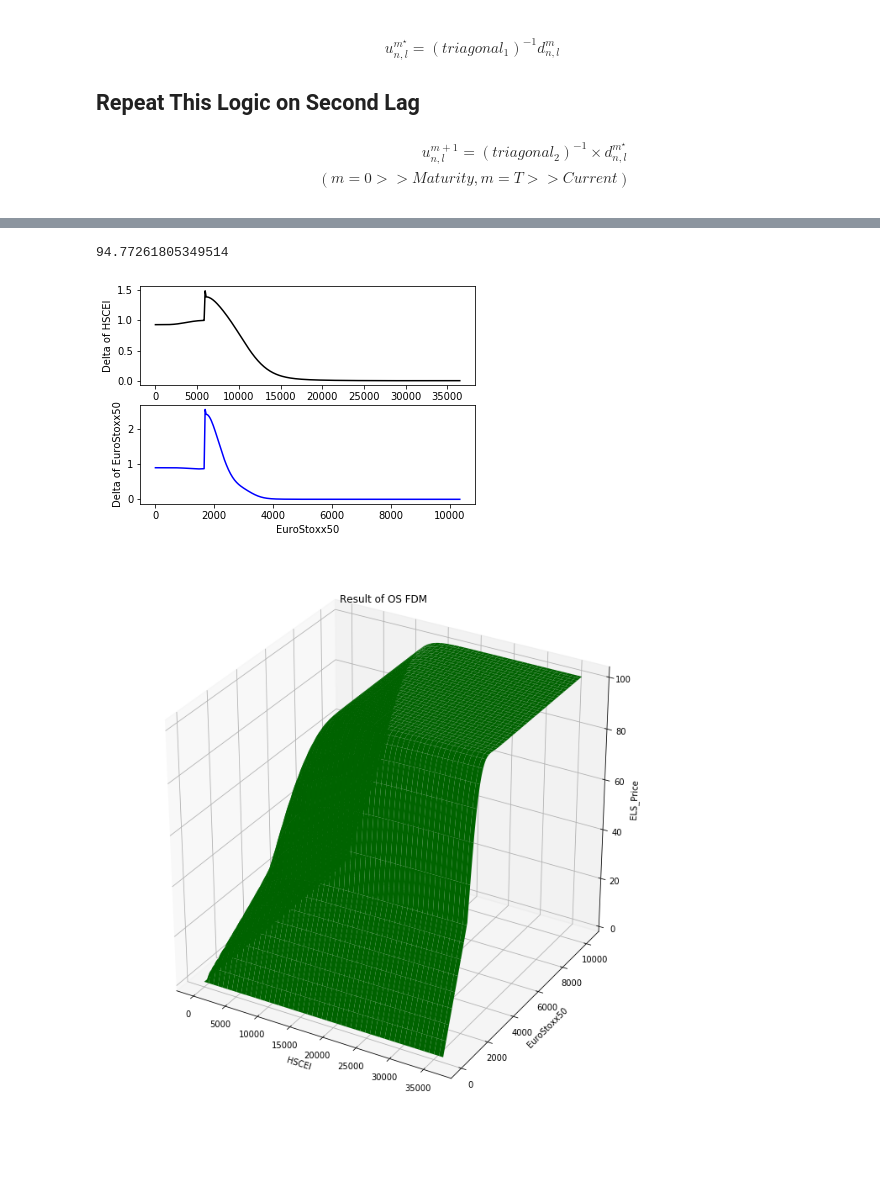
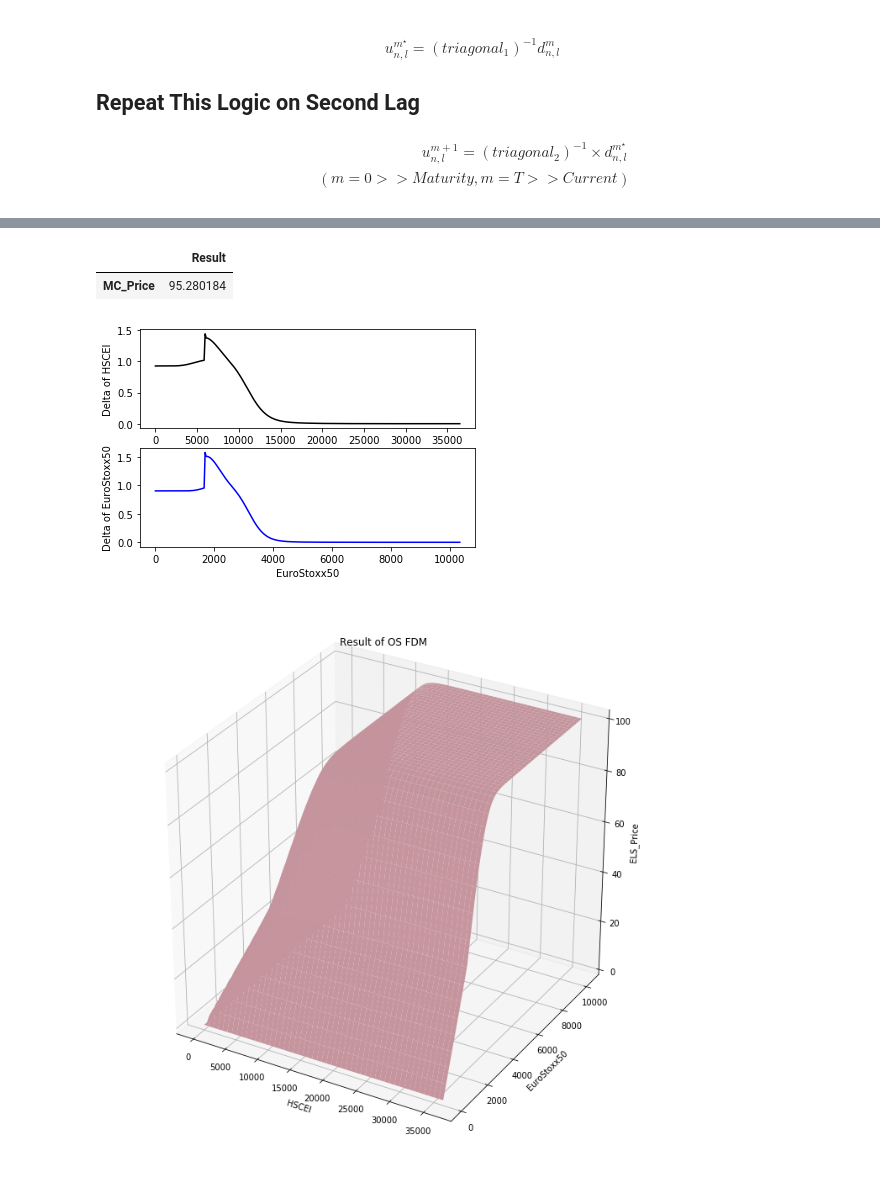
Before and after one commit to ciiadaesun/Derivative_Pricing, a Jupyter notebook: Numerical_ELS_Pricing.ipynb, the cells around one changed output, grey strips where cells are left out. Saved outputs shown, nothing was run; the diff lists cells and outputs as text; code cells hidden in the pictures; blank space fills up the shorter version.

```diff
--- a/Numerical_ELS_Pricing.ipynb
+++ b/Numerical_ELS_Pricing.ipynb
@@ -81,13 +81,13 @@ $$\begin{bmatrix} b_0 + 2a_0 & c_0-a_0 & 0 & 0& ... & 0& 0 & 0\\ a_1 & b_1 & c_1
 #############################setting########################
 name        = 'EuroStoxx50','HSCEI'
 X,Y         =  3446 , 12166
-r           =  0.02
+r           =  0.0247
 Divx, Divy  =  0.035, 0.025
 T           =  3
-std_x_K     =  np.array([0.151, 0.148, 0.149, 0.151, 0.152, 0.156])   # Implied Vol where exercised by K = [K1, K2, K3, K4, K5, K6]
-std_x_KI    =  np.array([                                   0.168])   # Implied Vol where exercised by Knock In Ratio
-std_y_K     =  np.array([0.266, 0.254, 0.269, 0.275, 0.280, 0.287])
-std_y_KI    =  np.array([                                   0.306])
+std_x_K     =  np.array([0.182, 0.171, 0.169, 0.175, 0.174, 0.178])   # Implied Vol where exercised by K = [K1, K2, K3, K4, K5, K6]
+std_x_KI    =  np.array([                                   0.248])   # Implied Vol where exercised by Knock In Ratio
+std_y_K     =  np.array([0.209, 0.215, 0.221, 0.232, 0.230, 0.232])
+std_y_KI    =  np.array([                                   0.279])
 cr          =  np.array([0.025, 0.05,  0.075, 0.1,   0.125, 0.15 ]).astype(np.float32)
 K           =  np.array([0.9,   0.9,   0.9,   0.85,  0.85,  0.8  ]).astype(np.float32)
 KI          =  0.5
@@ -98,12 +98,12 @@ N = 300
 def Calculate_F_Vol(std_x_K, std_x_KI, T, Coupon_Freq = 0.5) :
     t = np.arange(Coupon_Freq, T+Coupon_Freq, Coupon_Freq)
     ### Calculate Forward Vol ###
-    F_Vol_x_K = np.concatenate([std_x_K[0:1],
+    F_Vol_x_KI = np.concatenate([std_x_K[0:1],
                                 np.sqrt( np.maximum(((std_x_K**2 * t)[1:] - (std_x_K**2 * t)[:-1])/Coupon_Freq ,0.01) )])
-    F_Vol_x_KI = np.concatenate([std_x_K[0:1],
+    F_Vol_x_NKI = np.concatenate([std_x_K[0:1],
                                  np.sqrt(np.maximum(((np.r_[std_x_K[:-1], std_x_KI[-1]]**2 * t)[1:] -
                                                      (np.r_[std_x_K[:-1], std_x_KI[-1]]**2 * t)[:-1])/Coupon_Freq, 0.01))])
-    return F_Vol_x_K, F_Vol_x_KI
+    return F_Vol_x_KI, F_Vol_x_NKI
 # %%
 def ELS_Pricing(X,Y, std_x_KI, std_x_K, std_y_KI, std_y_K,
                 r, T, Divx, Divy, cr, K, KI, rho, day_C_to_C = 125,
@@ -111,11 +111,11 @@ def ELS_Pricing(X,Y, std_x_KI, std_x_K, std_y_KI, std_y_K,
     #############################
     ### Calculate Forward Vol ###
     #############################
-    F_Vol_x_K,  F_Vol_x_KI  =  Calculate_F_Vol(std_x_K, std_x_KI, T)
-    F_Vol_y_K,  F_Vol_y_KI  =  Calculate_F_Vol(std_y_K, std_y_KI, T)
+    F_Vol_x_KI,  F_Vol_x_NKI  =  Calculate_F_Vol(std_x_K, std_x_KI, T)
+    F_Vol_y_KI,  F_Vol_y_NKI  =  Calculate_F_Vol(std_y_K, std_y_KI, T)
     ### initial Vol == Final Forward Vol ###
     sigx,   sigy  =  F_Vol_x_KI[-1].astype(np.float32),  F_Vol_y_KI[-1].astype(np.float32)
-    sigx2,  sigy2 =  F_Vol_x_K[-1].astype(np.float32) ,  F_Vol_y_K[-1].astype(np.float32)
+    sigx2,  sigy2 =  F_Vol_x_NKI[-1].astype(np.float32) ,  F_Vol_y_NKI[-1].astype(np.float32)
 
     pp  =  day_C_to_C   # 6 M = 125days
     M   =  len(cr) * pp
@@ -309,7 +309,7 @@ def ELS_Pricing(X,Y, std_x_KI, std_x_K, std_y_KI, std_y_K,
             Data[t+1][conditionY:,conditionX:] = F * (1+CR[int((t+2)/pp)])
 
             ############## Change Forward Vol and Parameters###########
-            sigx , sigy = F_Vol_x_K[-(int((t+2)/pp))-1] , F_Vol_y_K[-(int((t+2)/pp))-1]
+            sigx , sigy = F_Vol_x_NKI[-(int((t+2)/pp))-1] , F_Vol_y_NKI[-(int((t+2)/pp))-1]
             ############## Tridiag Parameter (Knock In) ###############
             an = (     1+ h * (0.5*(r) + (r-Divy)*ny + (sigy*ny)**2)   )
             bn = (     -(sigy*ny)**2*0.5*h                             )
@@ -616,12 +617,13 @@ Res
-# %%
-Monte_P
-# %% [output]
-94.77261805349514
+# %%
+pd.DataFrame([Monte_P], index = ['MC_Price'], columns = ['Result'])
+# %% [output]
+|  | Result |
+| MC_Price | 95.280184 |
 # %%
 Plotting(X,Y,N = N, DeltaY = DeltaY, DeltaX= DeltaX, max_multiple = 3)
 # %% [output]
-[figure, old version]
+[figure, new version]
 # %%
-Plot_Price(X,Y,N,Price,max_multiple = 3, color = 'green')
+Plot_Price(X,Y,N,Price,max_multiple = 3, color = 'pink')
 # %% [output]
-[figure, old version]
+[figure, new version]
```
Also changed, not shown: parts of 4 cells of this notebook, 1 other file.
